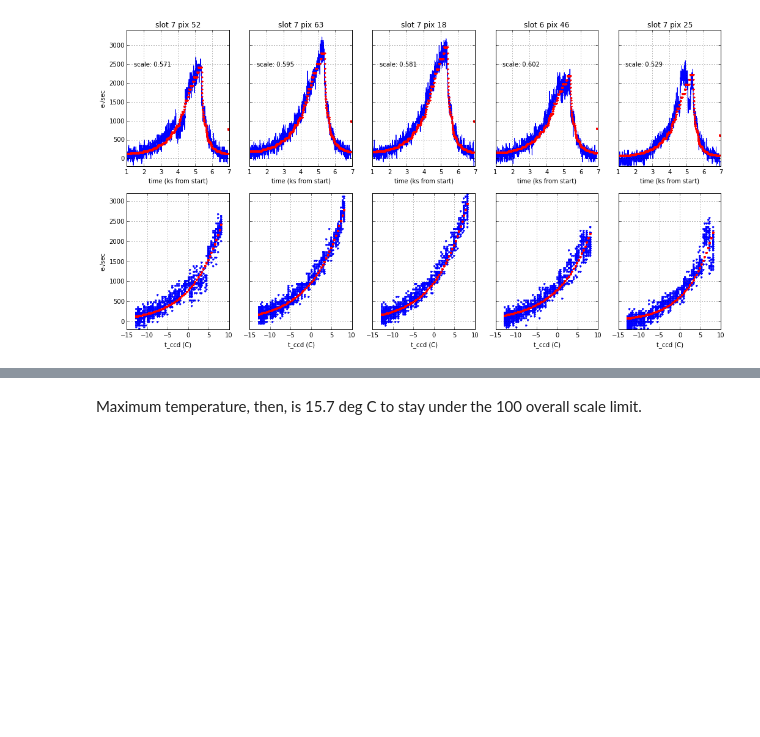
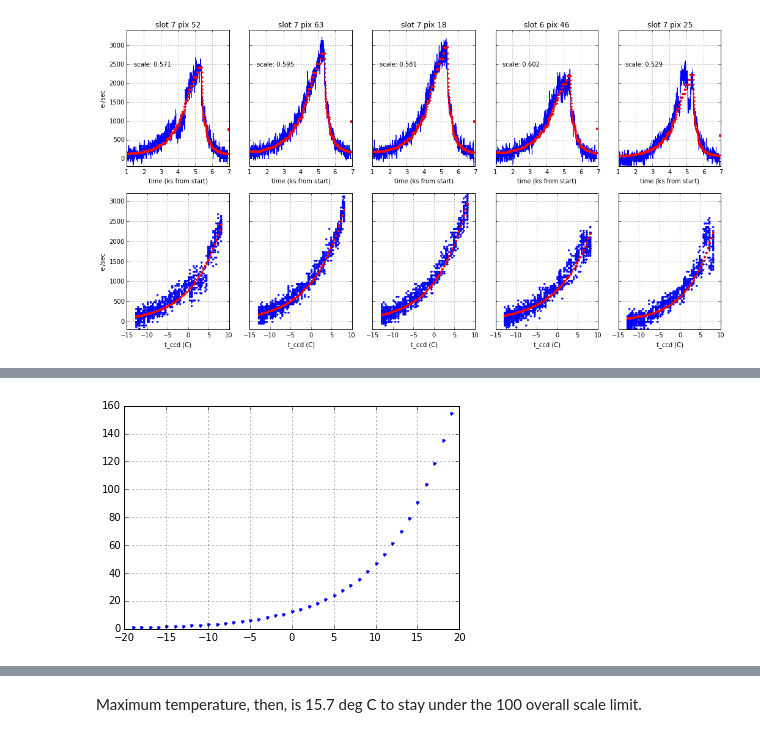
Before and after one commit to jeanconn/anneal_pathfinder, a Jupyter notebook: anneal_scale_factor.ipynb, the cells around one changed output, grey strips where cells are left out. Cells and saved outputs as stored; diff of their text form; code cells hidden in the pictures; blank space fills up the shorter version.

Commit message:
Update narrative of anneal scale factor an limit notebook

```diff
--- a/anneal_scale_factor.ipynb
+++ b/anneal_scale_factor.ipynb
@@ -289,0 +165,5 @@ scale = np.mean([fits[i]['modpars'].scale.val for i in best_fits])
+# %%
+plot(np.arange(-19, 20), dark_temp_scale(-19, np.arange(-19, 20), scale_4c = 1.0 / scale), 'b.')
+grid('on')
+# %% [output]
+[figure, added]
```
Also changed, not shown: parts of 17 cells of this notebook.
